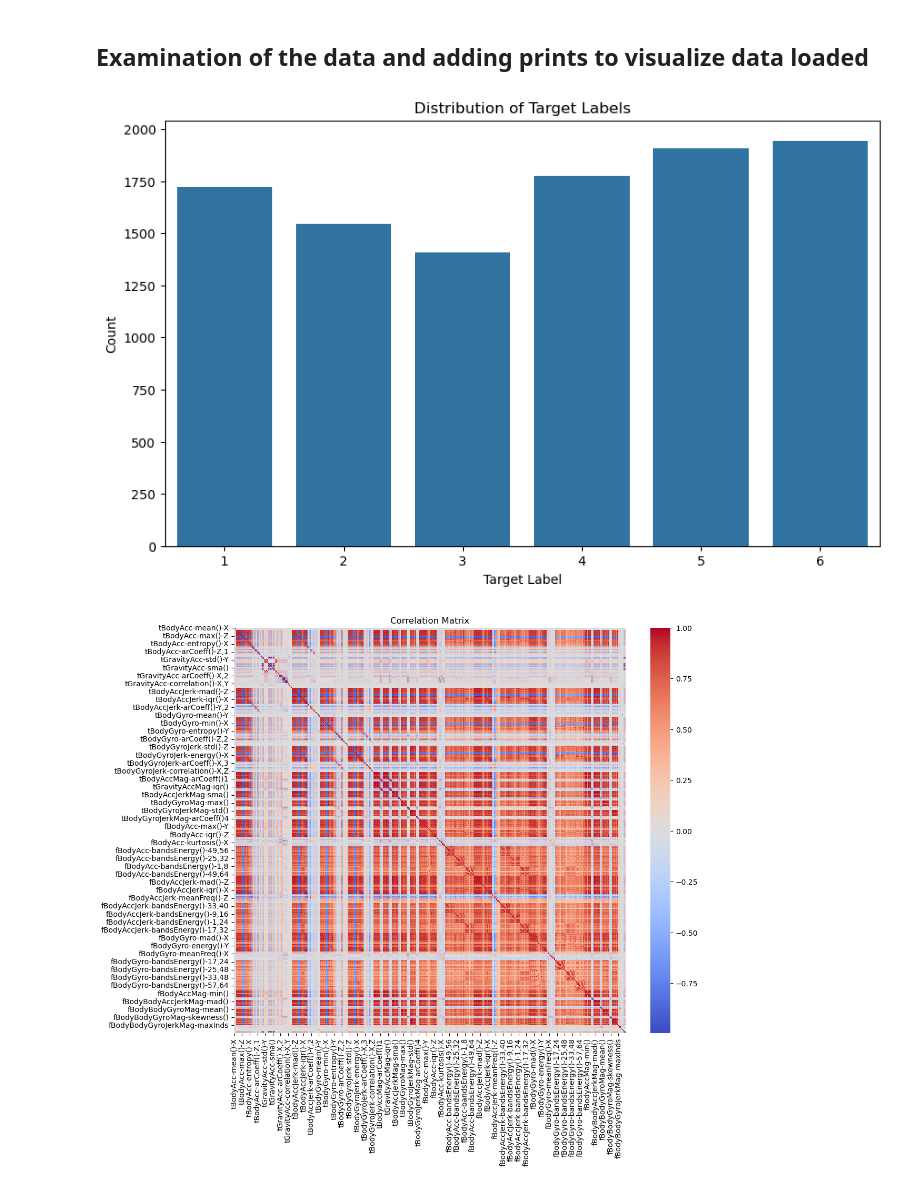
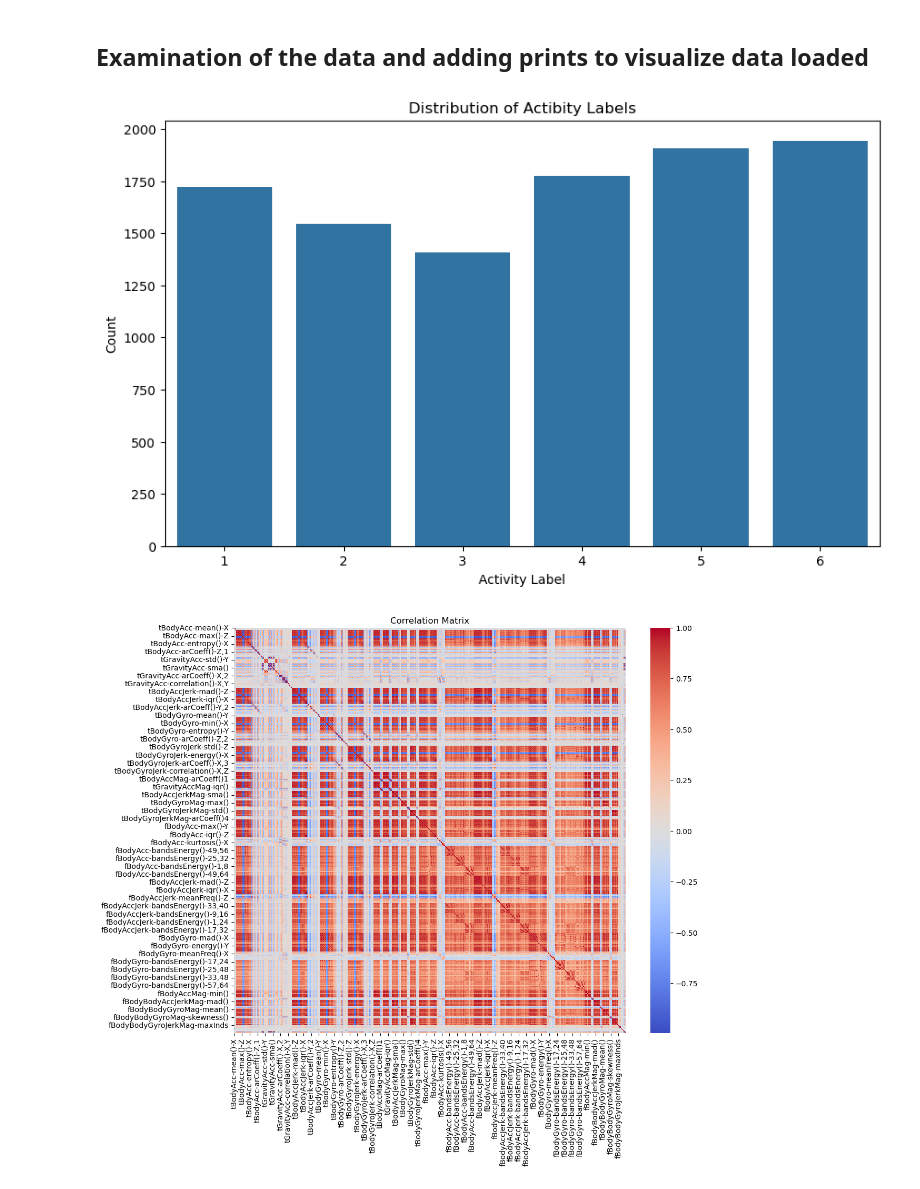
Before and after one commit to nelsondca/Gesture-UI, a Jupyter notebook: data.ipynb, the cells around one changed output. Saved outputs shown, nothing was run; the diff lists cells and outputs as text; code cells hidden in the pictures.

```diff
--- a/data.ipynb
+++ b/data.ipynb
@@ -50,13 +50,13 @@ Dataset:
 # %%
 # Distribution of target labels
 plt.figure(figsize=(10, 6))
 sns.countplot(x=targets[0])
-plt.title('Distribution of Target Labels')
-plt.xlabel('Target Label')
+plt.title('Distribution of Activity Labels')
+plt.xlabel('Activity Label')
 plt.ylabel('Count')
 plt.show()
 # %% [output]
-[figure, old version]
+[figure, new version]
 # %%
 # Correlation matrix
 plt.figure(figsize=(12, 10))
```
Also changed, not shown: parts of 6 cells of this notebook, 1 other file.
